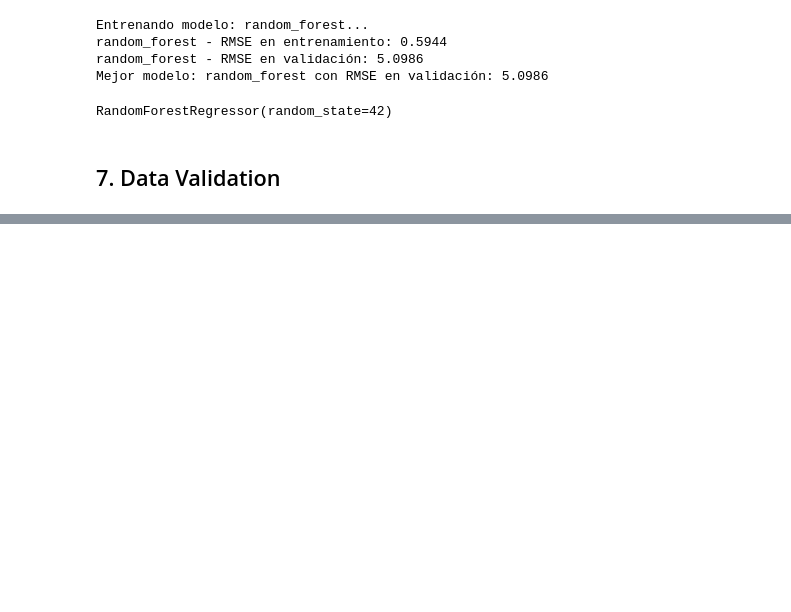
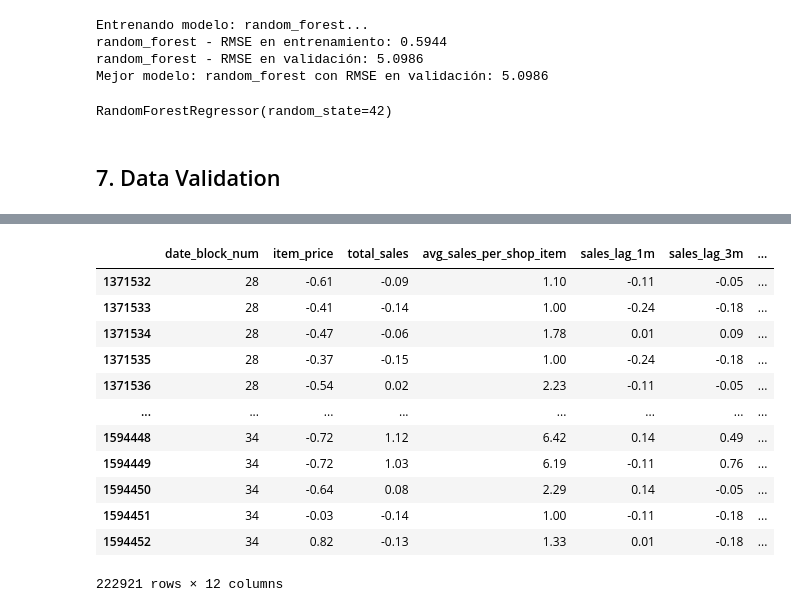
Before and after one commit to danielmichellpr/ArquitecturaGranEscala, a Jupyter notebook: src/main.ipynb, the cells around one changed output, grey strips where cells are left out. Cells and saved outputs as stored; diff of their text form; code cells hidden in the pictures; blank space fills up the shorter version.

```diff
--- a/tareas/t2/src/main.ipynb
+++ b/src/main.ipynb
@@ -534,0 +610,16 @@ See the caveats in the documentation: https://pandas.pydata.org/pandas-docs/stab
+# %%
+X_val
+# %% [output]
+|  | date_block_num | item_price | total_sales | avg_sales_per_shop_item | sales_lag_1m | sales_lag_3m | ... |
+| 1371532 | 28 | -0.61 | -0.09 | 1.10 | -0.11 | -0.05 | ... |
+| 1371533 | 28 | -0.41 | -0.14 | 1.00 | -0.24 | -0.18 | ... |
+| 1371534 | 28 | -0.47 | -0.06 | 1.78 | 0.01 | 0.09 | ... |
+| 1371535 | 28 | -0.37 | -0.15 | 1.00 | -0.24 | -0.18 | ... |
+| 1371536 | 28 | -0.54 | 0.02 | 2.23 | -0.11 | -0.05 | ... |
+| ... | ... | ... | ... | ... | ... | ... | ... |
+| 1594448 | 34 | -0.72 | 1.12 | 6.42 | 0.14 | 0.49 | ... |
+| 1594449 | 34 | -0.72 | 1.03 | 6.19 | -0.11 | 0.76 | ... |
+| 1594450 | 34 | -0.64 | 0.08 | 2.29 | 0.14 | -0.05 | ... |
+| 1594451 | 34 | -0.03 | -0.14 | 1.00 | -0.11 | -0.18 | ... |
+| 1594452 | 34 | 0.82 | -0.13 | 1.33 | 0.01 | -0.18 | ... |
+222921 rows × 12 columns
```
Also changed, not shown: parts of 22 cells of this notebook, 19 other files.
